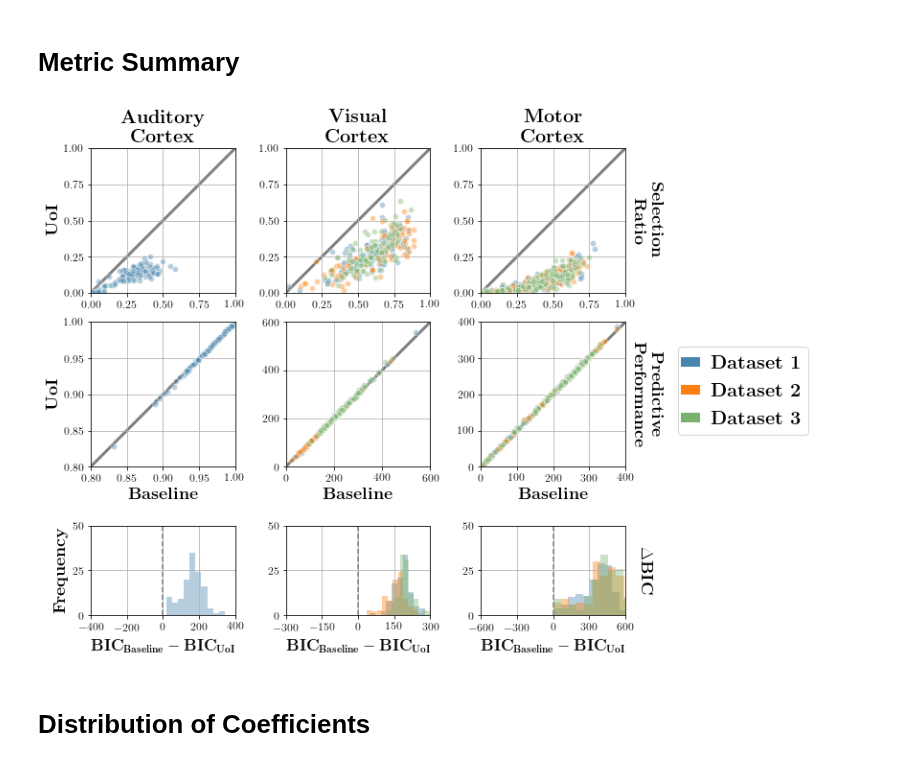
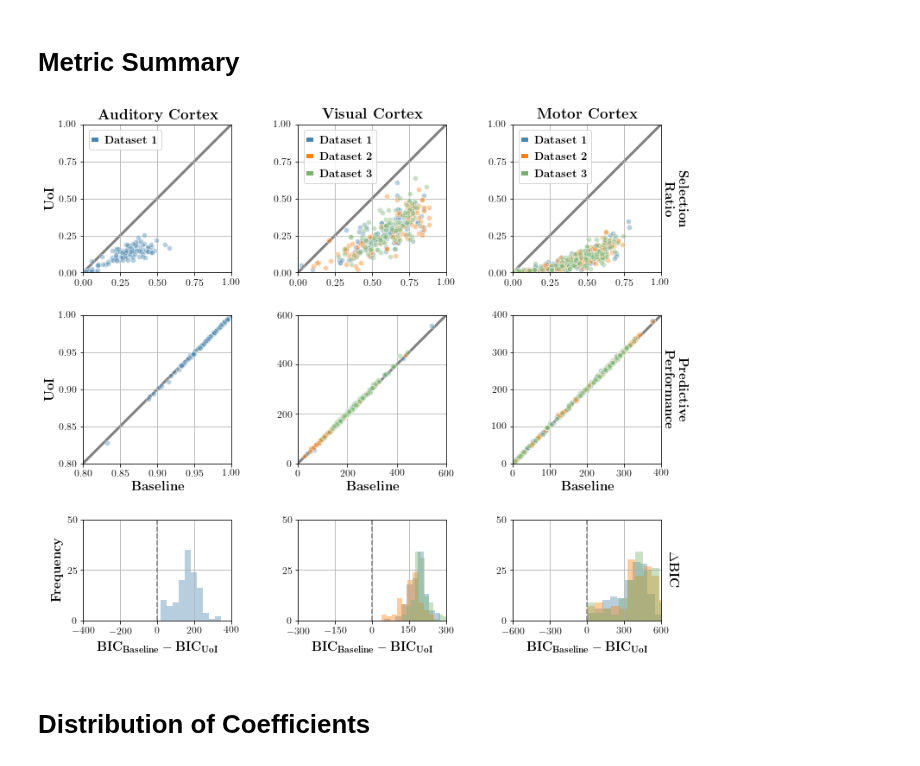
Before and after one commit to BouchardLab/neuroinference, a Jupyter notebook: notebooks/coupling/coupling_broad_analysis.ipynb, the cells around one changed output. Saved outputs shown, nothing was run; the diff lists cells and outputs as text; code cells hidden in the pictures.

Commit message:
updates for classification and coupling figures

```diff
--- a/notebooks/coupling/coupling_broad_analysis.ipynb
+++ b/notebooks/coupling/coupling_broad_analysis.ipynb
@@ -54,8 +54,8 @@ colors = ['#4986ae', '#ff800e', '#78b26d']
 labels = [r'\textbf{Dataset 1}', r'\textbf{Dataset 2}', r'\textbf{Dataset 3}']
 # %%
 fig, axes = plt.subplots(4, 3,
-                         figsize=(10, 9),
-                         gridspec_kw={'height_ratios': [1, 1, 0.05, 0.6]})
+                         figsize=(12, 10.8),
+                         gridspec_kw={'height_ratios': [1, 1, 0.01, 0.6]})
 
 # selection ratios
 axes[0, 0].scatter(
@@ -158,7 +158,7 @@ axes[3, 2].set_xticks([-600, -300, 0, 300, 600])
 for ax in axes[3]:
     ax.axvline(0, linestyle='--', color='gray')
     ax.set_xlabel(r'$\textbf{BIC}_{\normalsize\textbf{Baseline}} - \textbf{BIC}_{\normalsize\textbf{UoI}}$',
-                  fontsize=17,
+                  fontsize=15,
                   labelpad=10)
     ax.set_ylim([0, 50])
     ax.set_yticks([0, 25, 50])
@@ -166,65 +166,73 @@ for ax in axes[3]:
     ax.tick_params(labelsize=12)
 
 # labels
-axes[0, 0].set_title(r'\textbf{Auditory}' '\n' r'\textbf{Cortex}', fontsize=20)
-axes[0, 1].set_title(r'\textbf{Visual}' '\n' r'\textbf{Cortex}', fontsize=20)
-axes[0, 2].set_title(r'\textbf{Motor}' '\n' r'\textbf{Cortex}', fontsize=20)
+axes[0, 0].set_title(r'\textbf{Auditory Cortex}', fontsize=17)
+axes[0, 1].set_title(r'\textbf{Visual Cortex}', fontsize=17)
+axes[0, 2].set_title(r'\textbf{Motor Cortex}', fontsize=17)
 
 # metric labels
 axes[0, -1].set_ylabel(
     r'\textbf{Selection}' '\n' r'\textbf{Ratio}',
-    fontsize=18,
-    labelpad=40,
+    fontsize=15,
+    labelpad=30,
     rotation=270)
 axes[1, -1].set_ylabel(
     r'\textbf{Predictive}' '\n' r'\textbf{Performance}',
-    fontsize=18,
-    labelpad=40,
+    fontsize=15,
+    labelpad=30,
     rotation=270)
 axes[3, -1].set_ylabel(
     r'$\Delta$\textbf{BIC}',
-    fontsize=18,
-    labelpad=30,
+    fontsize=15,
+    labelpad=20,
     rotation=270)
 axes[0, -1].yaxis.set_label_position('right')
 axes[1, -1].yaxis.set_label_position('right')
 axes[3, -1].yaxis.set_label_position('right')
 
 fig_invert = fig.transFigure.inverted()
 middle_x, _ = fig_invert.transform(axes[-1, 1].transAxes.transform([0.5, 0.]))
 _, middle_y = fig_invert.transform(axes[1, 1].transAxes.transform([0., 0.5]))
 
 for ax in axes[2]:
     ax.axis('off')
 
-axes[0, 0].set_ylabel(r'\textbf{UoI}', fontsize=18)
-axes[1, 0].set_ylabel(r'\textbf{UoI}', fontsize=18)
-axes[3, 0].set_ylabel(r'\textbf{Frequency}', fontsize=18)
+axes[0, 0].set_ylabel(r'\textbf{UoI}', fontsize=15)
+axes[1, 0].set_ylabel(r'\textbf{UoI}', fontsize=15)
+axes[3, 0].set_ylabel(r'\textbf{Frequency}', fontsize=15)
 for ax in axes[1]:
-    ax.set_xlabel(r'\textbf{Baseline}', fontsize=18)
+    ax.set_xlabel(r'\textbf{Baseline}', fontsize=15)
 
-axes[1, -1].plot([], [],
-                  color=colors[0],
-                  linewidth=10,
-                  label=labels[0])
-axes[1, -1].plot([], [],
-                  color=colors[1],
-                  linewidth=10,
-                  label=labels[1])
-axes[1, -1].plot([], [], color=colors[2],
-                  linewidth=10,
-                  label=labels[2])
 
-axes[1, -1].legend(bbox_to_anchor=(1.3, 0.9),
-                   prop={'size': 20},
-                   handlelength=0.5)
+axes[0, 0].plot(
+    [], [],
+    color=colors[0],
+    linewidth=5,
+    label=labels[0])
+axes[0, 0].legend(loc=2, prop={'size': 13}, handlelength=0.2)
 
-plt.subplots_adjust(hspace=0.25,
-                    wspace=0.35)
+for ax in [axes[0, 1], axes[0, 2]]:
+    ax.plot([], [],
+            color=colors[0],
+            linewidth=5,
+            label=labels[0])
+    ax.plot([], [],
+            color=colors[1],
+            linewidth=5,
+            label=labels[1])
+    ax.plot([], [],
+            color=colors[2],
+            linewidth=5,
+            label=labels[2])
+
+    ax.legend(loc=2, prop={'size': 13}, handlelength=0.2)
+
+plt.subplots_adjust(hspace=0.20,
+                    wspace=0.45)
 
 plt.savefig('figure4a.pdf', bbox_inches='tight')
 # %% [output]
-[figure, old version]
+[figure, new version]
 # %% [markdown]
 # Distribution of Coefficients
 # %%
```
Also changed, not shown: parts of 1 cell of this notebook, 1 other file.
